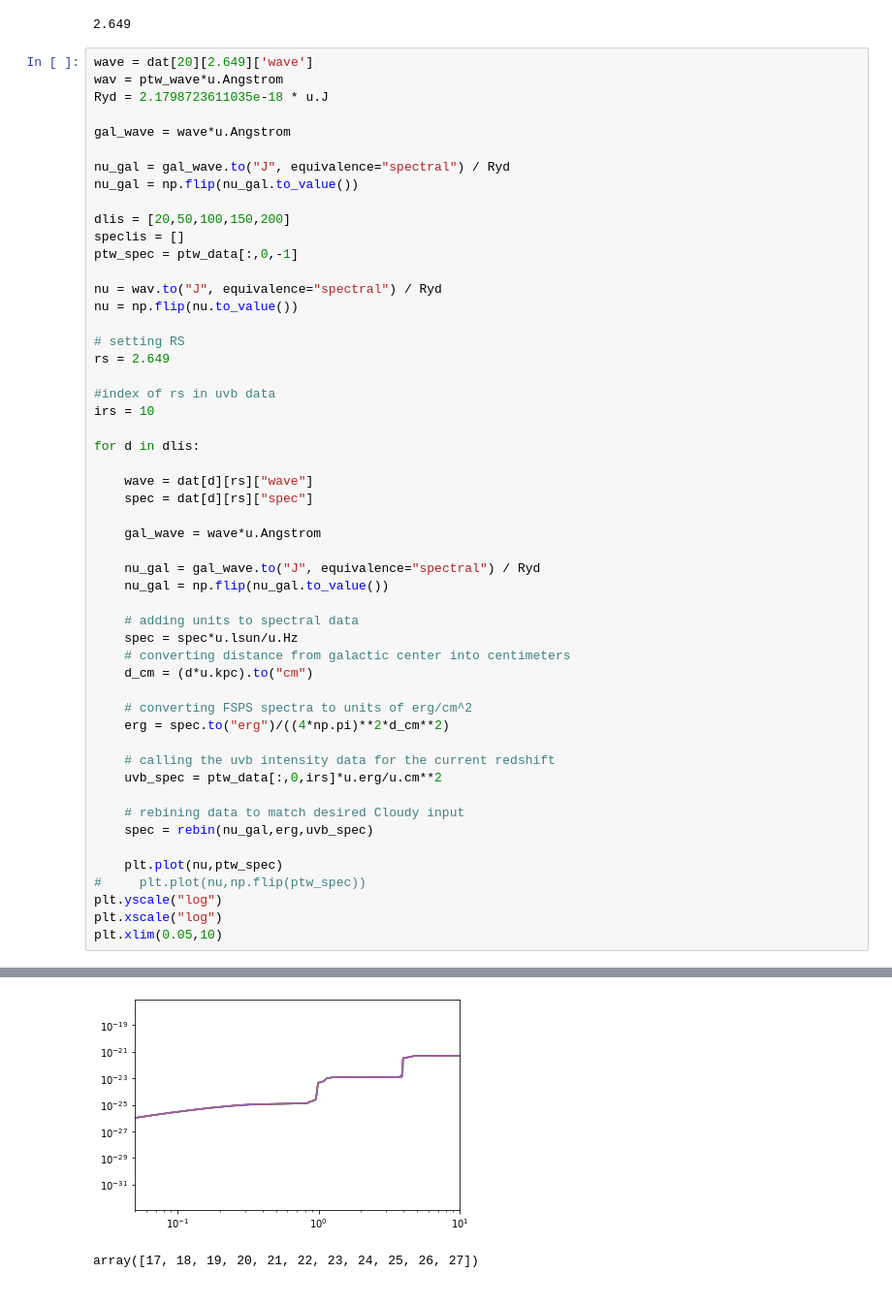
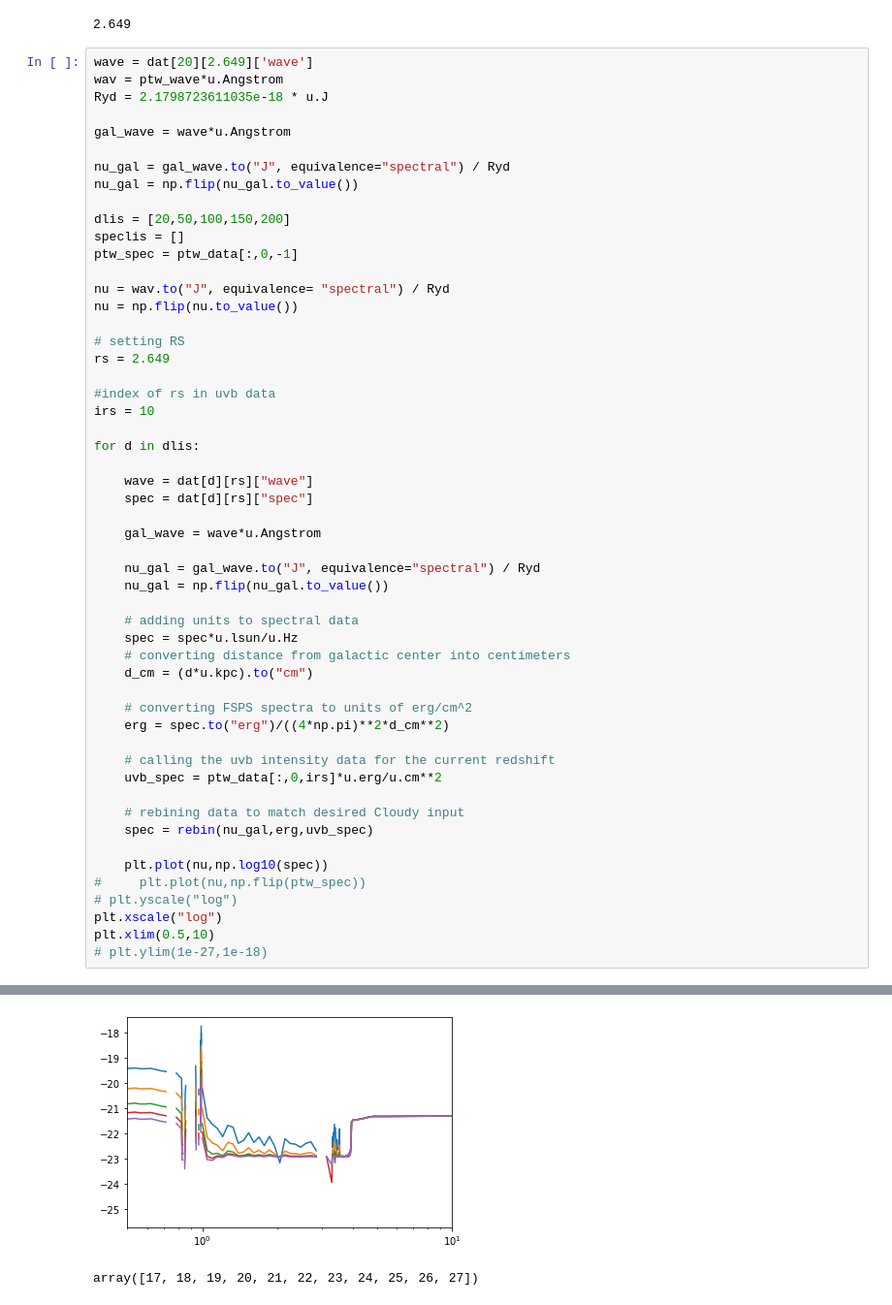
Before and after one commit to tairaeli/trident_uncertainty, a Jupyter notebook: mods/backgrounds/stellar_pops/uv_back_test.ipynb, the cells around one changed output, grey strips where cells are left out. Shown at 97% size. Drawn from its saved outputs; the diff is of its cells as text.

```diff
--- a/mods/backgrounds/stellar_pops/uv_back_test.ipynb
+++ b/mods/backgrounds/stellar_pops/uv_back_test.ipynb
@@ -136,7 +136,7 @@ dlis = [20,50,100,150,200]
 speclis = []
 ptw_spec = ptw_data[:,0,-1]
 
-nu = wav.to("J", equivalence="spectral") / Ryd
+nu = wav.to("J", equivalence= "spectral") / Ryd
 nu = np.flip(nu.to_value())
 
 # setting RS
@@ -169,11 +169,12 @@ for d in dlis:
     # rebining data to match desired Cloudy input
     spec = rebin(nu_gal,erg,uvb_spec)
 
-    plt.plot(nu,ptw_spec)
+    plt.plot(nu,np.log10(spec))
 #     plt.plot(nu,np.flip(ptw_spec))
-plt.yscale("log")
+# plt.yscale("log")
 plt.xscale("log")
-plt.xlim(0.05,10)
+plt.xlim(0.5,10)
+# plt.ylim(1e-27,1e-18)
 # %% [output]
 min nerg at 20 is -inf erg/cm**2
 min nerg at 50 is -inf erg/cm**2
@@ -184,4 +185,4 @@ min nerg at 200 is -inf erg/cm**2
-[figure, old version]
+[figure, new version]
 # %%
 # %% [output]
 array([17, 18, 19, 20, 21, 22, 23, 24, 25, 26, 27])
```
Also changed, not shown: parts of 1 cell of this notebook.
